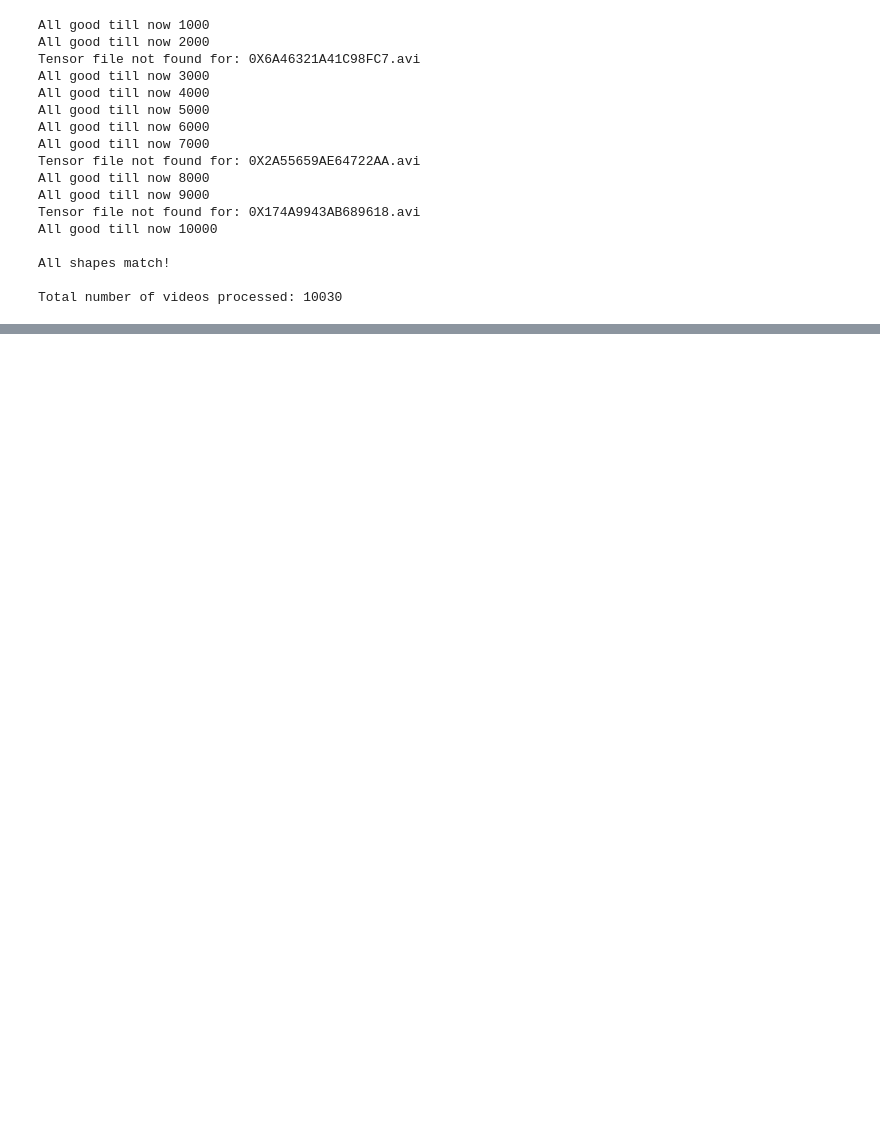
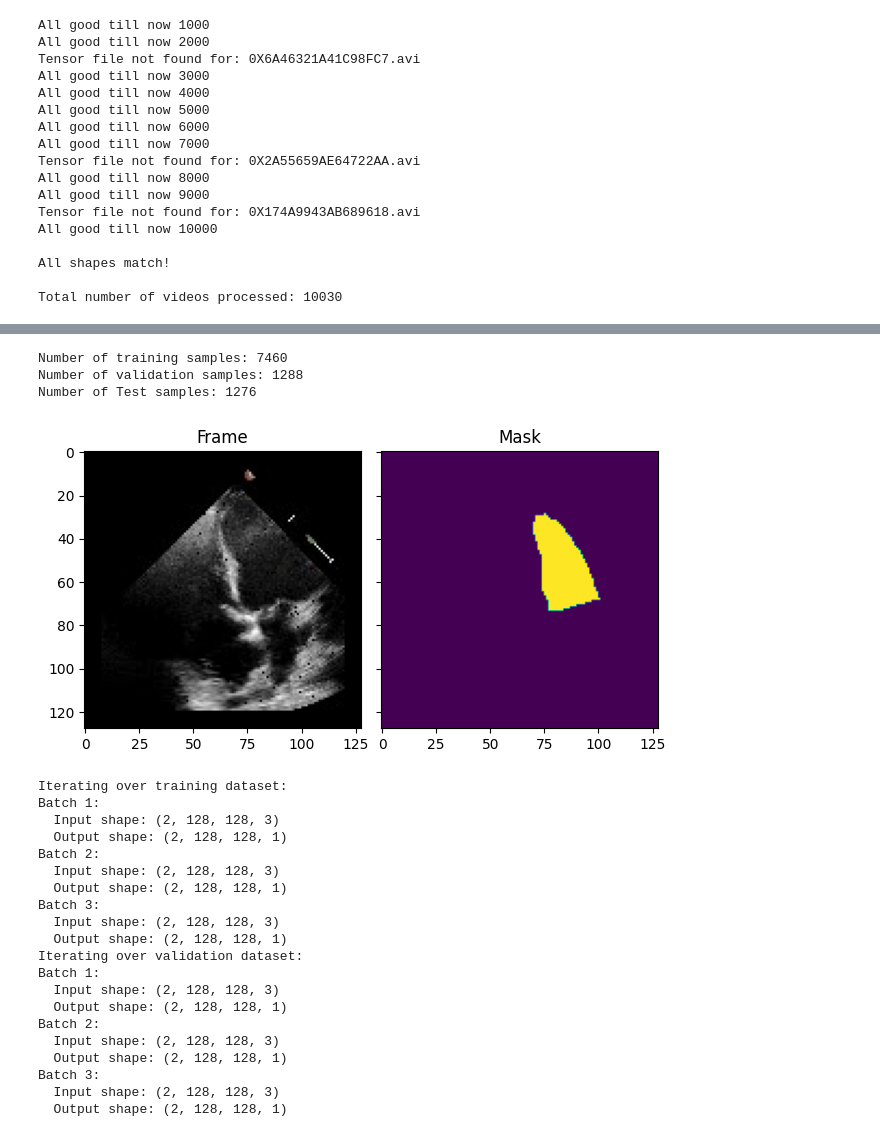
Before and after one commit to harshalchalke31/echoframe, a Jupyter notebook: test2.ipynb, the cells around one changed output, grey strips where cells are left out. Cells and saved outputs as stored; diff of their text form; code cells hidden in the pictures; blank space fills up the shorter version.

```diff
--- a/test2.ipynb
+++ b/test2.ipynb
@@ -98,0 +108,57 @@ Total number of videos processed: 10030
+# %%
+echo_train = EchoMasks(split = 'train' , noise = 0.005, padding=8, batch_size = 1)
+echo_valid = EchoMasks(split ='val', padding = 8, batch_size = 1)
+echo_test = EchoMasks(split ='test', padding = 8, batch_size = 1)
+# %%
+# Inspect the number of samples
+print(f"Number of training samples: {len(echo_train)}")
+print(f"Number of validation samples: {len(echo_valid)}")
+print(f"Number of Test samples: {len(echo_test)}")
+
+# Visualize one batch of training data
+echo_train.display_example(idx=1)  # Display the first batch
+
+# Iterate over the training dataset
+print("Iterating over training dataset:")
+for i in range(len(echo_train)):
+    X, y = echo_train[i]
+    print(f"Batch {i + 1}:")
+    print(f"  Input shape: {X.shape}")
+    print(f"  Output shape: {y.shape}")
+    if i == 2:  # Display up to 3 batches for inspection
+        break
+
+# Iterate over the validation dataset
+print("Iterating over validation dataset:")
+for i in range(len(echo_valid)):
+    X, y = echo_valid[i]
+    print(f"Batch {i + 1}:")
+    print(f"  Input shape: {X.shape}")
+    print(f"  Output shape: {y.shape}")
+    if i == 2:
+        break
+# %% [output]
+Number of training samples: 7460
+Number of validation samples: 1288
+Number of Test samples: 1276
+[figure, added]
+Iterating over training dataset:
+Batch 1:
+  Input shape: (2, 128, 128, 3)
+  Output shape: (2, 128, 128, 1)
+Batch 2:
+  Input shape: (2, 128, 128, 3)
+  Output shape: (2, 128, 128, 1)
+Batch 3:
+  Input shape: (2, 128, 128, 3)
+  Output shape: (2, 128, 128, 1)
+Iterating over validation dataset:
+Batch 1:
+  Input shape: (2, 128, 128, 3)
+  Output shape: (2, 128, 128, 1)
+Batch 2:
+  Input shape: (2, 128, 128, 3)
+  Output shape: (2, 128, 128, 1)
+Batch 3:
+  Input shape: (2, 128, 128, 3)
+  Output shape: (2, 128, 128, 1)
```
Also changed, not shown: parts of 2 cells of this notebook, 11 other files.
